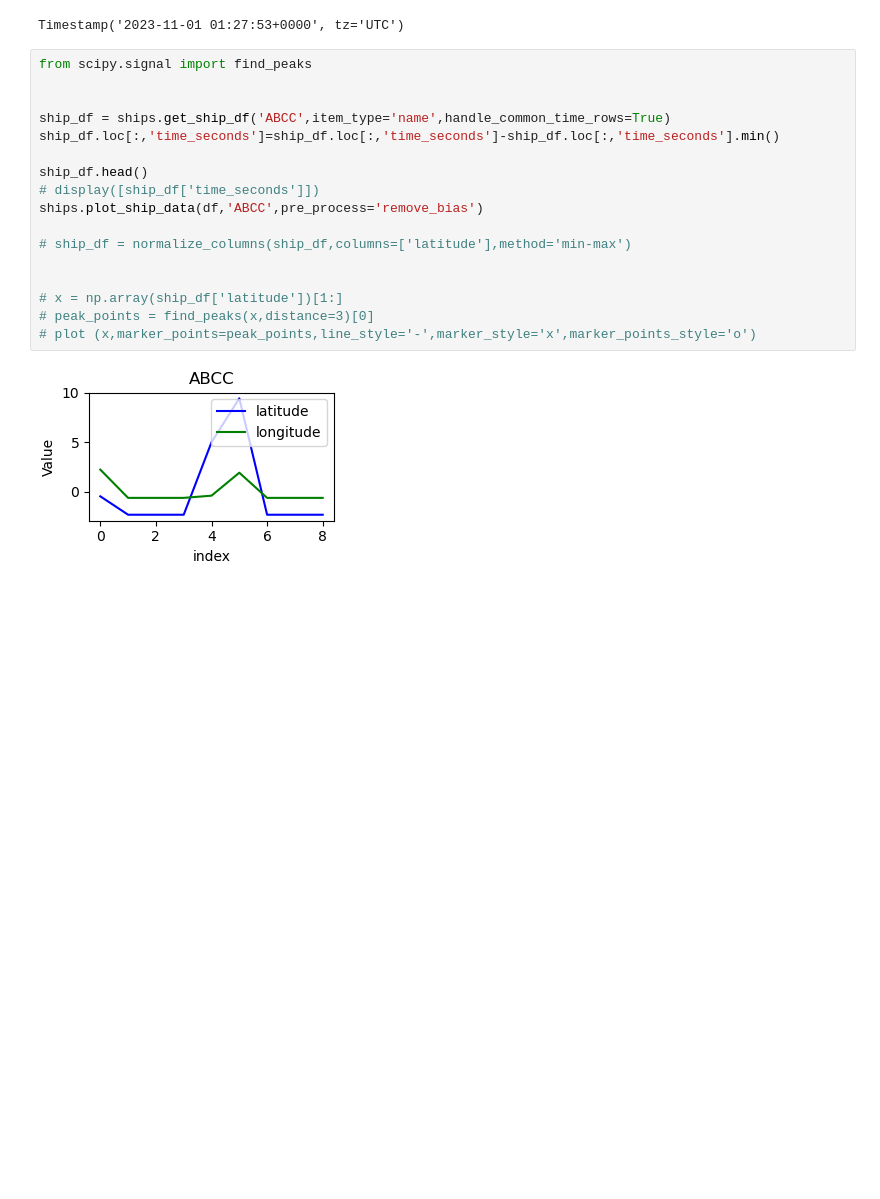
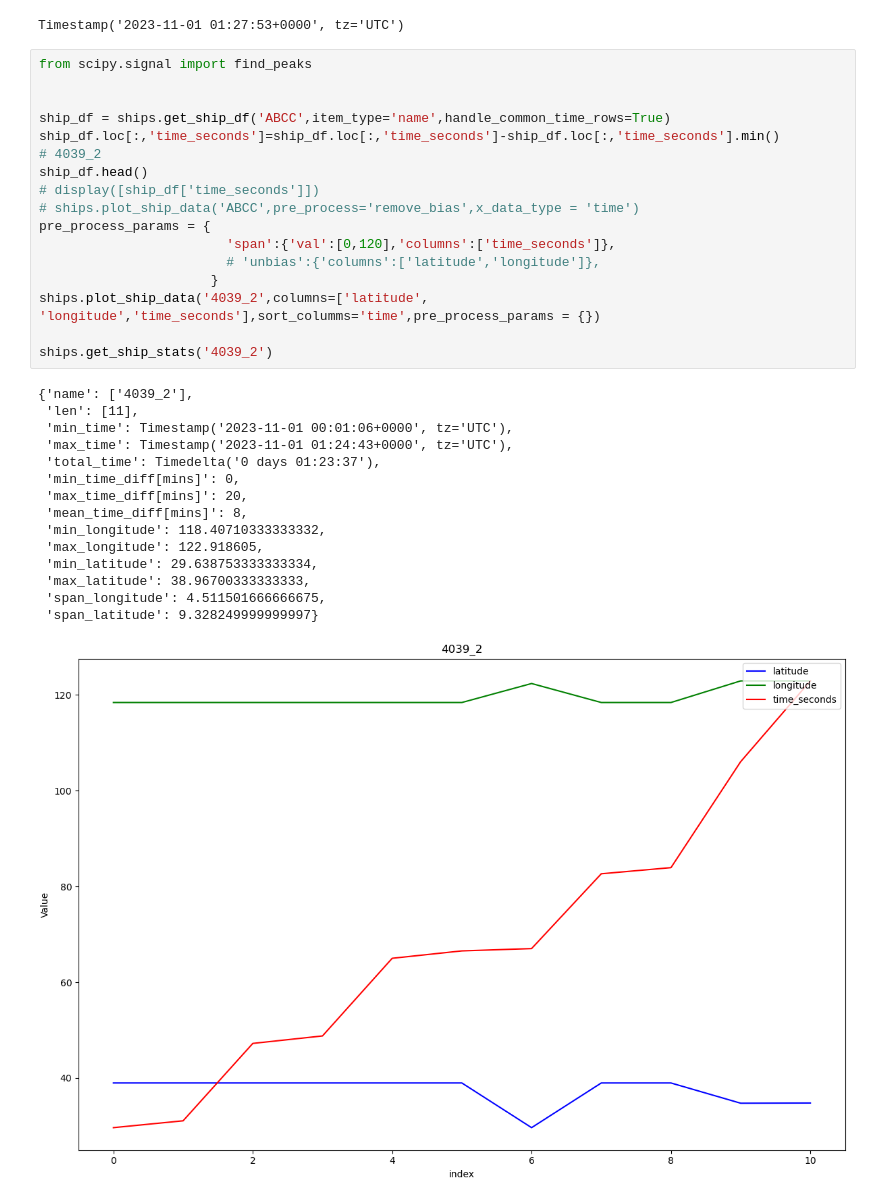
Before and after one commit to giladdanin10/tip-and-que-ships-personal, a Jupyter notebook: explore ships.ipynb, the cells around one changed output. Drawn from its saved outputs; the diff is of its cells as text; blank space fills up the shorter version.

```diff
--- a/explore ships.ipynb
+++ b/explore ships.ipynb
@@ -74,19 +74,33 @@ Timestamp('2023-11-01 01:27:53+0000', tz='UTC')
 # %%
 from scipy.signal import find_peaks
 
 
 ship_df = ships.get_ship_df('ABCC',item_type='name',handle_common_time_rows=True)
 ship_df.loc[:,'time_seconds']=ship_df.loc[:,'time_seconds']-ship_df.loc[:,'time_seconds'].min()
-
+# 4039_2
 ship_df.head()
 # display([ship_df['time_seconds']])
-ships.plot_ship_data(df,'ABCC',pre_process='remove_bias')
+# ships.plot_ship_data('ABCC',pre_process='remove_bias',x_data_type = 'time')
+pre_process_params = {
+                        'span':{'val':[0,120],'columns':['time_seconds']},
+                        # 'unbias':{'columns':['latitude','longitude']},
+                      }
+ships.plot_ship_data('4039_2',columns=['latitude', 'longitude','time_seconds'],sort_columms='time',pre_process_params = {})
 
-# ship_df = normalize_columns(ship_df,columns=['latitude'],method='min-max')
-
-
-# x = np.array(ship_df['latitude'])[1:]
-# peak_points = find_peaks(x,distance=3)[0]
-# plot (x,marker_points=peak_points,line_style='-',marker_style='x',marker_points_style='o')
+ships.get_ship_stats('4039_2')
 # %% [output]
+{'name': ['4039_2'],
+ 'len': [11],
+ 'min_time': Timestamp('2023-11-01 00:01:06+0000', tz='UTC'),
+ 'max_time': Timestamp('2023-11-01 01:24:43+0000', tz='UTC'),
+ 'total_time': Timedelta('0 days 01:23:37'),
+ 'min_time_diff[mins]': 0,
+ 'max_time_diff[mins]': 20,
+ 'mean_time_diff[mins]': 8,
+ 'min_longitude': 118.40710333333332,
+ 'max_longitude': 122.918605,
+ 'min_latitude': 29.638753333333334,
+ 'max_latitude': 38.96700333333333,
+ 'span_longitude': 4.511501666666675,
+ 'span_latitude': 9.328249999999997}
-[figure, old version]
+[figure, new version]
```
Also changed, not shown: parts of 11 cells of this notebook, 4 other files.
